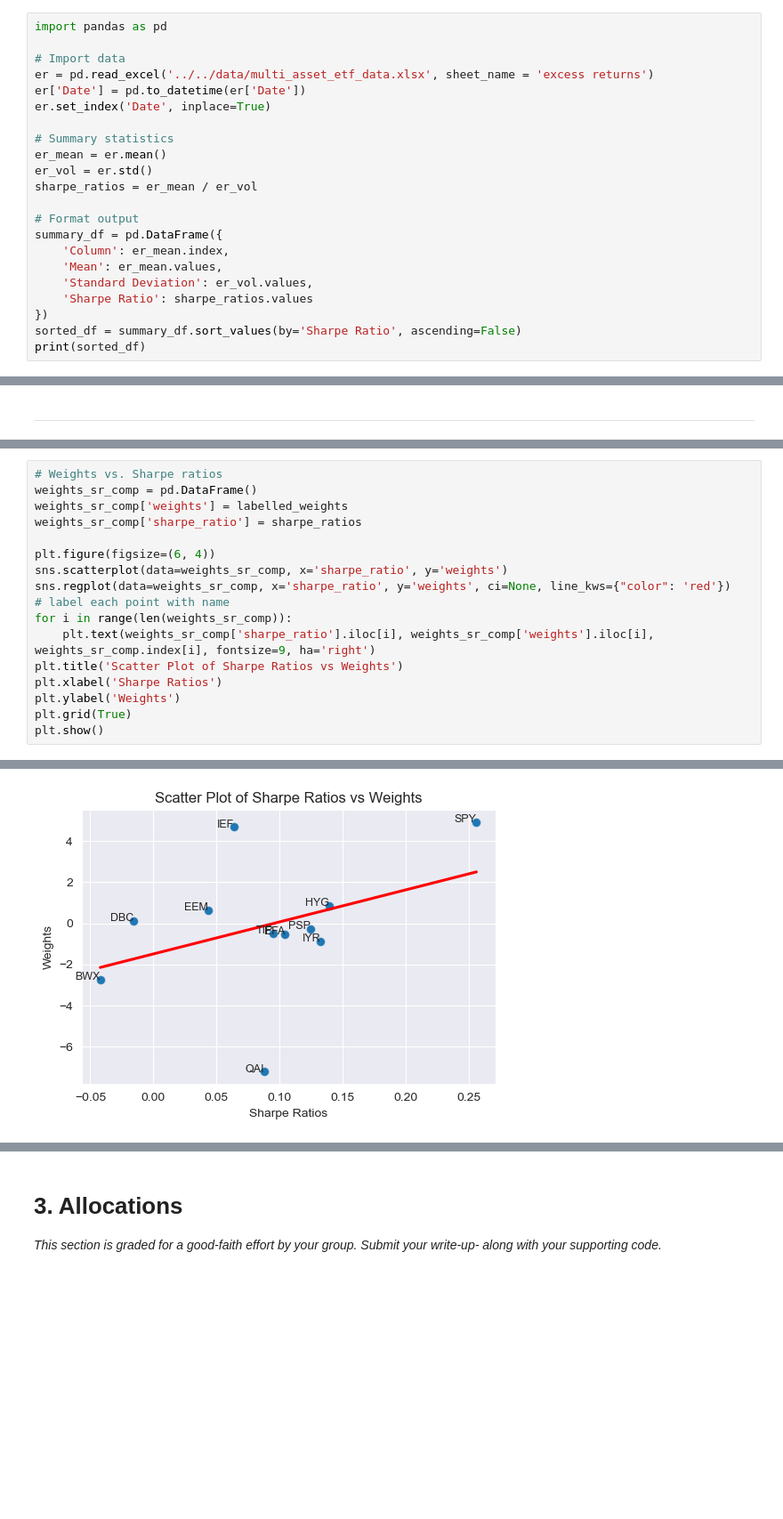
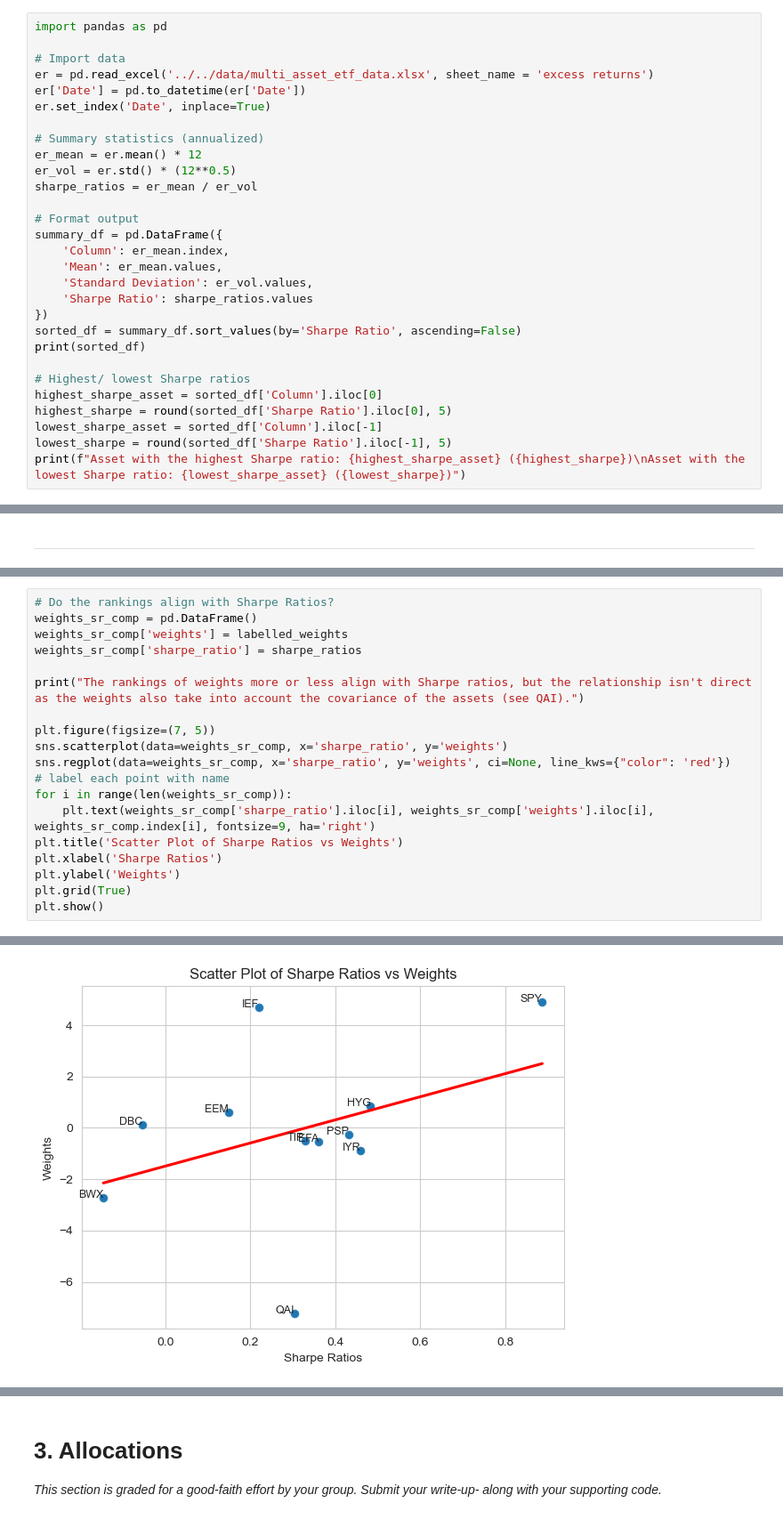
Before and after one commit to arohan96/finm-portfolio-week-1-3, a Jupyter notebook: homework_1/hw1_wickman.ipynb, the cells around one changed output, grey strips where cells are left out. Shown at 89% size. Drawn from its saved outputs; the diff is of its cells as text; blank space fills up the shorter version.

```diff
--- a/homework_1/hw1_wickman.ipynb
+++ b/homework_1/hw1_wickman.ipynb
@@ -105,9 +88,9 @@ er = pd.read_excel('../../data/multi_asset_etf_data.xlsx', sheet_name = 'excess
 er['Date'] = pd.to_datetime(er['Date'])
 er.set_index('Date', inplace=True)
 
-# Summary statistics
-er_mean = er.mean()
-er_vol = er.std()
+# Summary statistics (annualized)
+er_mean = er.mean() * 12
+er_vol = er.std() * (12**0.5)
 sharpe_ratios = er_mean / er_vol
 
 # Format output
@@ -119,5 +102,12 @@ summary_df = pd.DataFrame({
 })
 sorted_df = summary_df.sort_values(by='Sharpe Ratio', ascending=False)
 print(sorted_df)
+
+# Highest/ lowest Sharpe ratios
+highest_sharpe_asset = sorted_df['Column'].iloc[0]
+highest_sharpe = round(sorted_df['Sharpe Ratio'].iloc[0], 5)
+lowest_sharpe_asset = sorted_df['Column'].iloc[-1]
+lowest_sharpe = round(sorted_df['Sharpe Ratio'].iloc[-1], 5)
+print(f"Asset with the highest Sharpe ratio: {highest_sharpe_asset} ({highest_sharpe})\nAsset with the lowest Sharpe ratio: {lowest_sharpe_asset} ({lowest_sharpe})")
 # %% [output]
    Column      Mean  Standard Deviation  Sharpe Ratio
@@ -188,10 +197,12 @@ dtype: float64
 # %%
-# Weights vs. Sharpe ratios
+# Do the rankings align with Sharpe Ratios?
 weights_sr_comp = pd.DataFrame()
 weights_sr_comp['weights'] = labelled_weights
 weights_sr_comp['sharpe_ratio'] = sharpe_ratios
 
-plt.figure(figsize=(6, 4))
+print("The rankings of weights more or less align with Sharpe ratios, but the relationship isn't direct as the weights also take into account the covariance of the assets (see QAI).")
+
+plt.figure(figsize=(7, 5))
 sns.scatterplot(data=weights_sr_comp, x='sharpe_ratio', y='weights')
 sns.regplot(data=weights_sr_comp, x='sharpe_ratio', y='weights', ci=None, line_kws={"color": 'red'})
 # label each point with name
@@ -206,4 +218,4 @@ plt.show()
-[figure, old version]
+[figure, new version]
 # %%
 # Tangency portfolio summary stats
 import math
```
Also changed, not shown: parts of 17 cells of this notebook.
